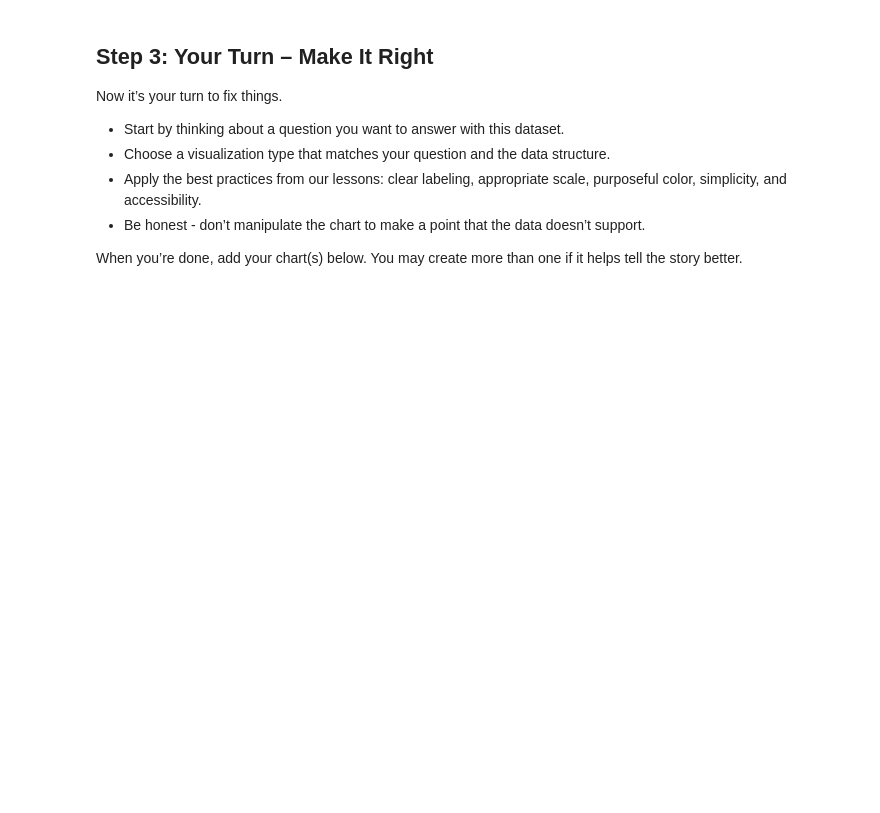
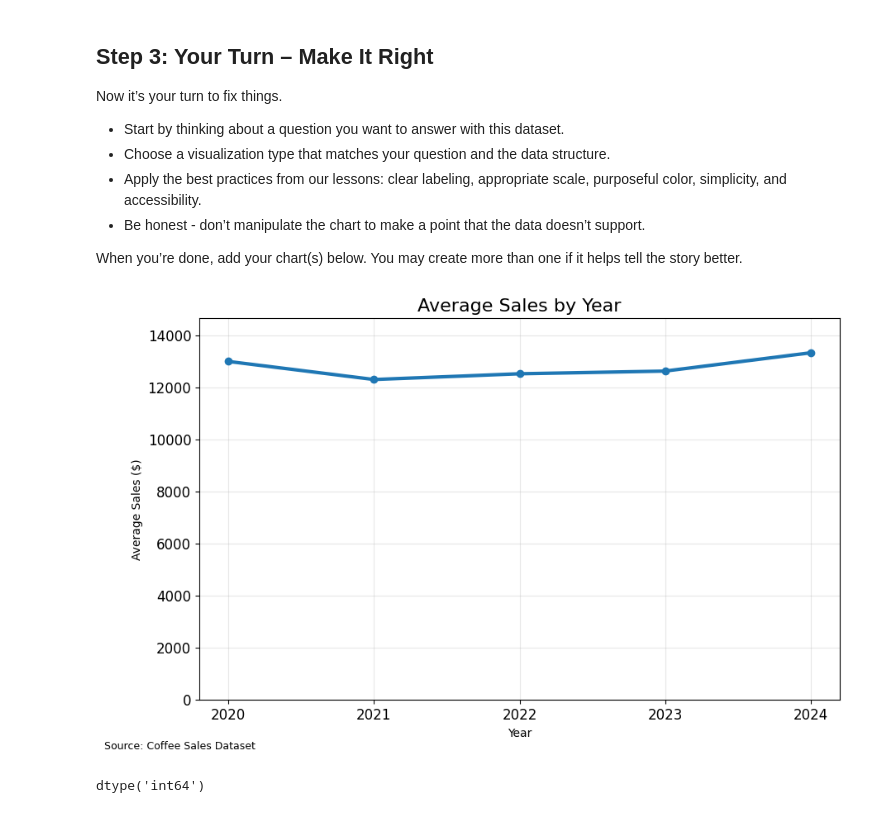
Before and after one commit to BuiltbyJaime/DA_M3_DataVizChallenge, a Jupyter notebook: data_viz_ethics_challenge.ipynb, the cells around one changed output. Cells and saved outputs as stored; diff of their text form; code cells hidden in the pictures; blank space fills up the shorter version.

Commit message:
included first updated chart with better visualizations.

```diff
--- a/data_viz_ethics_challenge.ipynb
+++ b/data_viz_ethics_challenge.ipynb
@@ -85,3 +85,31 @@ Now it’s your turn to fix things.
 When you’re done, add your chart(s) below. You may create more than one if it helps tell the story better.
 # %%
 # Your GOOD visualization(s) here
+plt.figure(figsize=(10,6))
+coffee_df["Year"] = coffee_df["Year"].astype(int)
+
+
+subset = coffee_df.groupby("Year")["Sales"].mean().sort_index()
+
+
+
+
+
+plt.plot(subset.index, subset.values, linewidth=3, marker="o")
+plt.xticks(subset.index.astype(int))
+
+plt.ylim(0, subset.max() * 1.1)
+plt.title("Average Sales by Year", fontsize=16)
+plt.xlabel("Year")
+plt.ylabel("Average Sales ($)")
+plt.xticks(fontsize=12)
+plt.yticks(fontsize=12)
+plt.grid(alpha=0.3)
+
+plt.figtext(0.01, 0.01, "Source: Coffee Sales Dataset", fontsize=9)
+
+plt.show()
+coffee_df["Year"].dtype
+# %% [output]
+[figure, added]
+dtype('int64')
```
Also changed, not shown: parts of 3 cells of this notebook.
